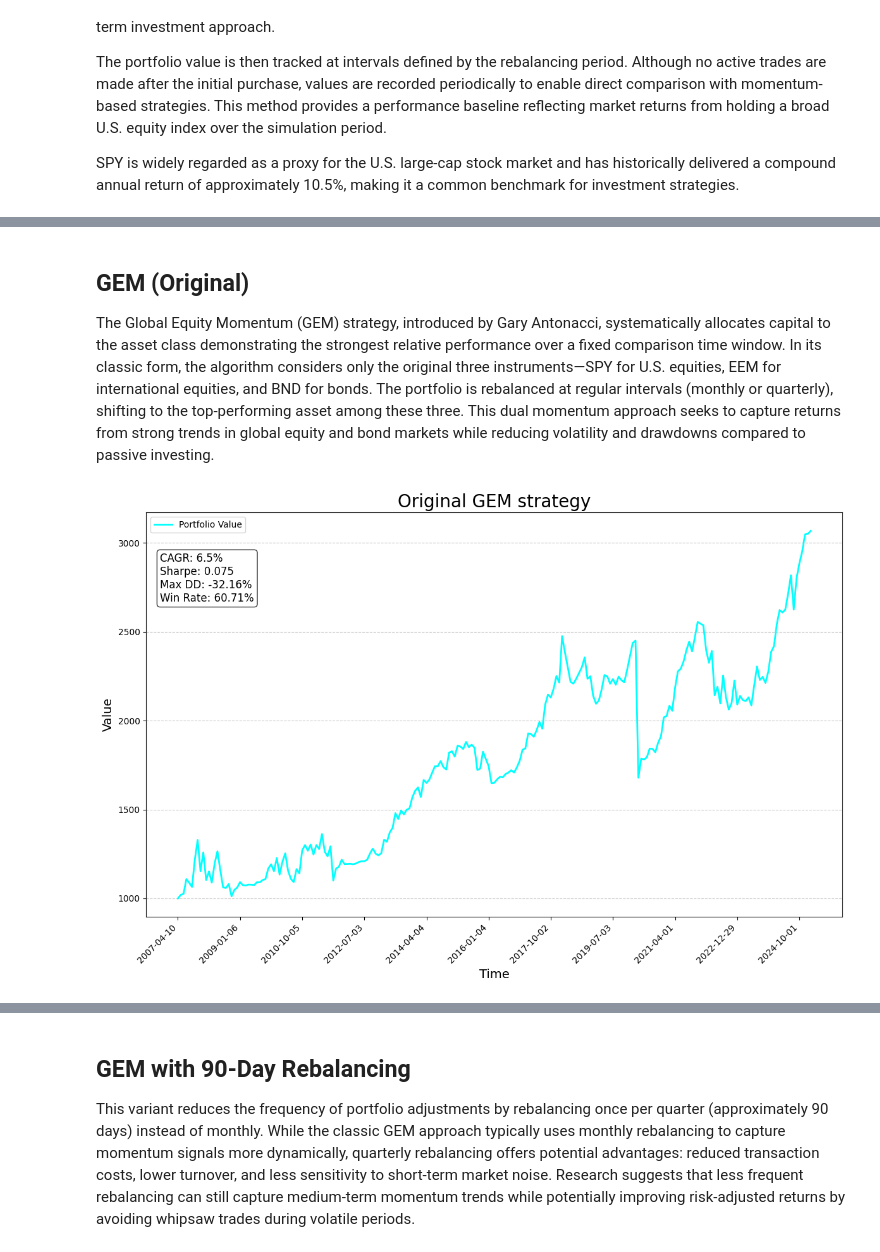
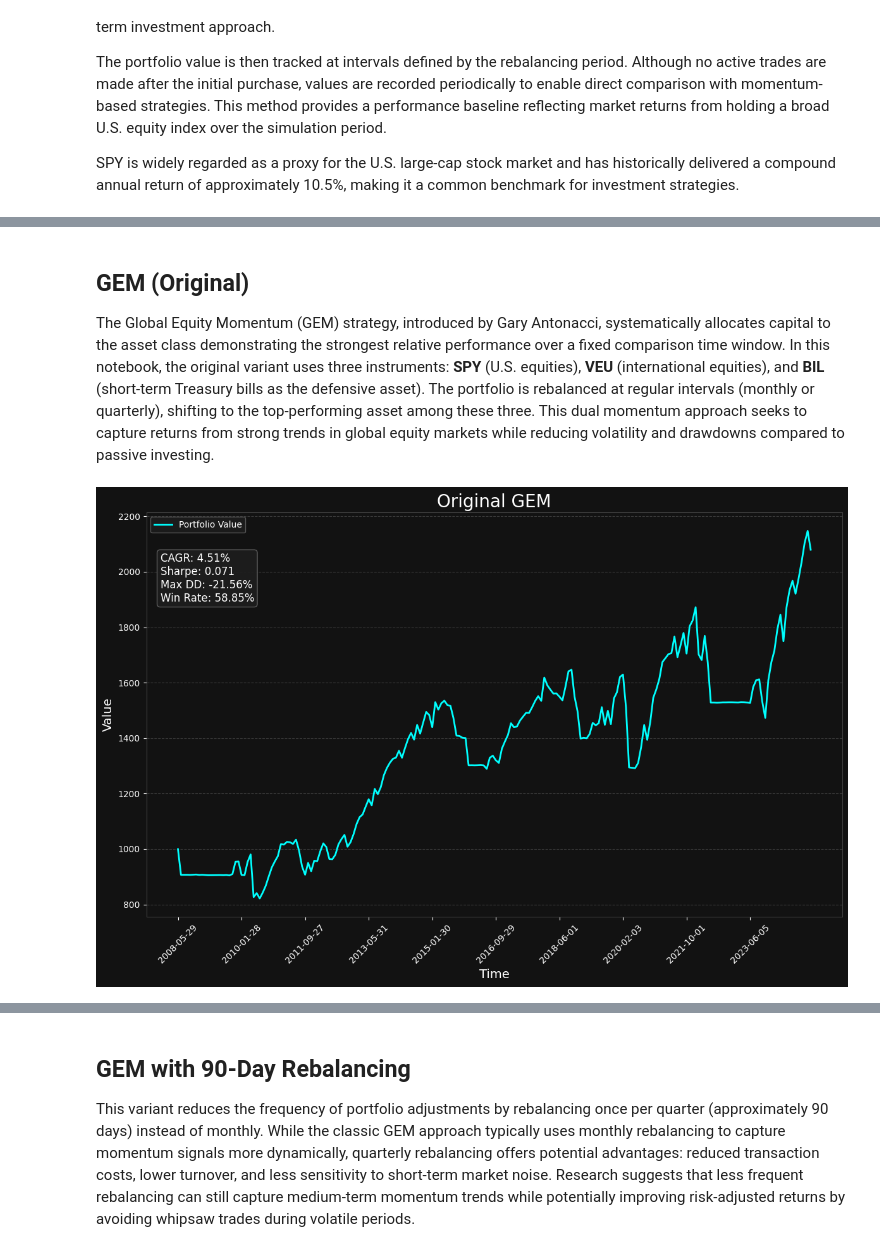
Before and after one commit to Azalurg/stock-market-research, a Jupyter notebook: 01_gem.ipynb, the cells around one changed output, grey strips where cells are left out. Drawn from its saved outputs; the diff is of its cells as text; code cells hidden in the pictures.

```diff
--- a/01_gem.ipynb
+++ b/01_gem.ipynb
@@ -69,8 +87,8 @@ Both REBALANCE_PERIOD and COMPARISON_TIME_WINDOW are adjusted in the algorithm t
 ## Configuration
 # %%
 TRANSACTION_COST = 0.05  # in %
-ORIGINAL_TICKERS = ["BND", "EEM", "SPY"]
-EXTENDED_TICKERS = ["BND", "EEM", "EUM", "IAU", "SPY", "QQQ", "TLT"]
+ORIGINAL_TICKERS = ["BIL", "VEU", "SPY"]
+EXTENDED_TICKERS = ["BIL", "VEU", "SPY", "EEM", "IAU", "QQQ", "TLT", "VGK"]
 TRADING_DAYS_IN_YEAR = 252
 STARTING_CASH = 1000
 REBALANCE_PERIOD = 30  # in days
@@ -156,28 +174,42 @@ def plot(
     stats: dict[str, float] | None = None,
 ) -> None:
     """Plot portfolio values over time with optional statistics."""
-    plt.figure(figsize=(12, 8))
-    plt.plot(plot_days, plot_values, label="Portfolio Value", color="aqua", linewidth=2)
-    plt.title(title, fontsize=20)
+    BG_COLOR = "#121212"
+    fig, ax = plt.subplots(figsize=(12, 8))
+    fig.patch.set_facecolor(BG_COLOR)
+    ax.set_facecolor(BG_COLOR)
+    ax.plot(plot_days, plot_values, label="Portfolio Value", color="aqua", linewidth=2)
+    ax.set_title(title, fontsize=20, color="white")
     if stats:
         stats_text = f"CAGR: {stats['cagr [%]']}%\nSharpe: {stats['sharpe_ratio']}\nMax DD: {stats['max_drawdown [%]']}%\nWin Rate: {stats['win_rate']}%"
-        plt.text(
+        ax.text(
             0.02,
             0.9,
             stats_text,
-            transform=plt.gca().transAxes,
+            transform=ax.transAxes,
             fontsize=12,
             verticalalignment="top",
-            bbox=dict(boxstyle="round,pad=0.3", facecolor="white", alpha=0.8),
+            color="white",
+            bbox=dict(
+                boxstyle="round,pad=0.3",
+                facecolor="#1e1e1e",
+                edgecolor="#666666",
+                alpha=0.9,
+            ),
         )
-    plt.xlabel("Time", fontsize=14)
-    plt.ylabel("Value", fontsize=14)
+    ax.set_xlabel("Time", fontsize=14, color="white")
+    ax.set_ylabel("Value", fontsize=14, color="white")
+    ax.tick_params(colors="white")
+    ax.spines[:].set_color("#444444")
     # Adjust xticks to avoid overlap
     n_ticks = 10
     step = max(1, len(plot_days) // n_ticks)
-    plt.xticks(plot_days[::step], rotation=45, ha="right")
-    plt.legend(loc="upper left")
-    plt.grid(axis="y", linestyle="--", alpha=0.7)
+    ax.set_xticks(plot_days[::step])
+    ax.tick_params(axis="x", rotation=45)
+    ax.legend(
+        loc="upper left", facecolor="#1e1e1e", edgecolor="#666666", labelcolor="white"
+    )
+    ax.grid(axis="y", linestyle="--", alpha=0.5, color="#666666")
     plt.tight_layout()
     plt.show()
 # %%
@@ -383,7 +400,7 @@ Win Rate: 68.33%
 # %% [markdown]
 ## GEM (Original)
 
-The Global Equity Momentum (GEM) strategy, introduced by Gary Antonacci, systematically allocates capital to the asset class demonstrating the strongest relative performance over a fixed comparison time window. In its classic form, the algorithm considers only the original three instruments—SPY for U.S. equities, EEM for international equities, and BND for bonds. The portfolio is rebalanced at regular intervals (monthly or quarterly), shifting to the top-performing asset among these three. This dual momentum approach seeks to capture returns from strong trends in global equity and bond markets while reducing volatility and drawdowns compared to passive investing.
+The Global Equity Momentum (GEM) strategy, introduced by Gary Antonacci, systematically allocates capital to the asset class demonstrating the strongest relative performance over a fixed comparison time window. In this notebook, the original variant uses three instruments: **SPY** (U.S. equities), **VEU** (international equities), and **BIL** (short-term Treasury bills as the defensive asset). The portfolio is rebalanced at regular intervals (monthly or quarterly), shifting to the top-performing asset among these three. This dual momentum approach seeks to capture returns from strong trends in global equity markets while reducing volatility and drawdowns compared to passive investing.
 # %%
 def gem_sim(
     rebalance_period: int,
@@ -413,23 +430,23 @@ def gem_sim(
 # %%
 REBALANCE_PERIOD = 30  # in days
 COMPARISON_TIME_WINDOW = 365  # in days
 
 gem_original_values, gem_original_days = gem_sim(
     REBALANCE_PERIOD, COMPARISON_TIME_WINDOW
 )
 
 gem_original_stats = calculate_portfolio_statistics(
     gem_original_values, gem_original_days
 )
 
 plot(
     gem_original_values,
     gem_original_days,
-    "Original GEM strategy",
+    "Original GEM",
     stats=gem_original_stats,
 )
 # %% [output]
-[figure, old version]
+[figure, new version]
 # %%
 print("Original GEM Key Metrics:")
 print(f"CAGR: {gem_original_stats['cagr [%]']}%")
```
Also changed, not shown: parts of 35 cells of this notebook, 1 other file.
